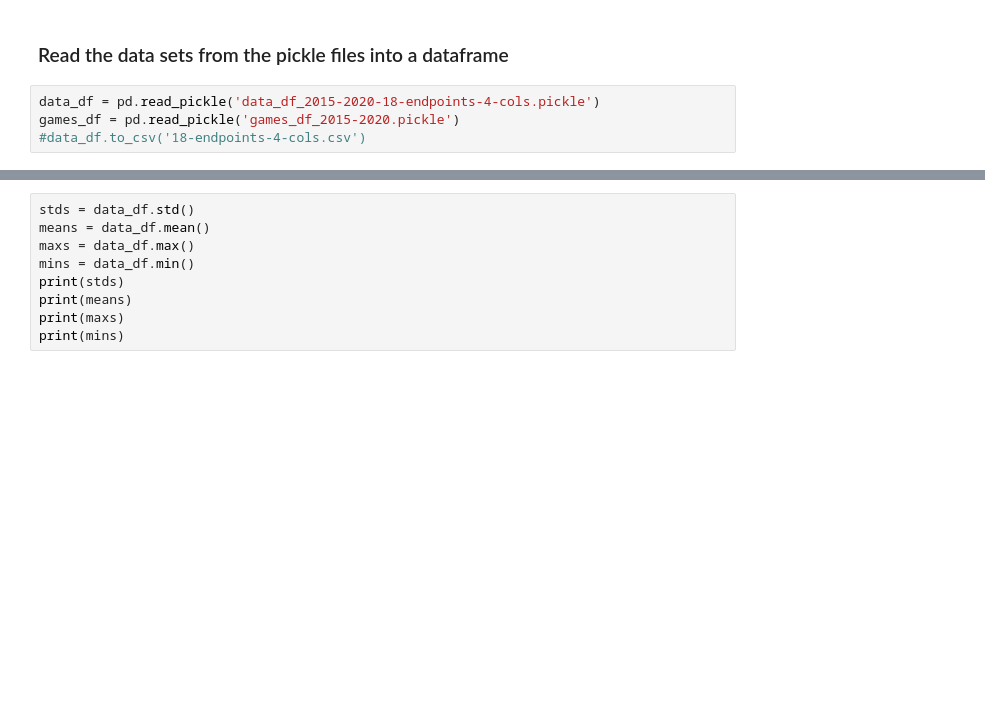
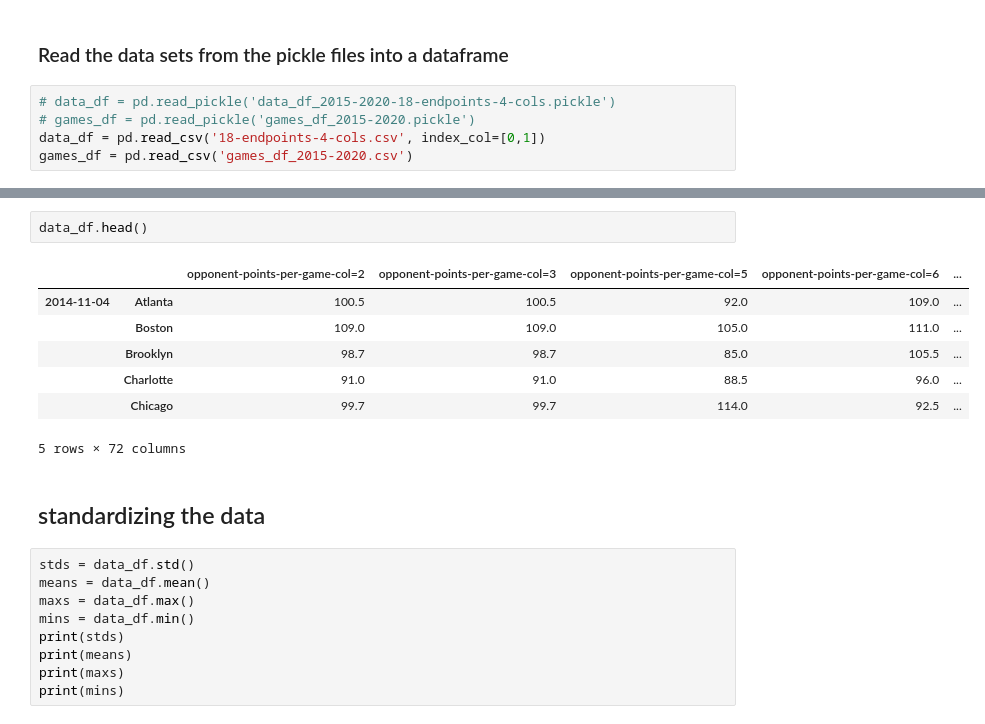
Before and after one commit to elipropp/sports-predictor, a Jupyter notebook: Models/data_scaled_model_more_data.ipynb, the cells around one changed output, grey strips where cells are left out. Saved outputs shown, nothing was run; the diff lists cells and outputs as text; blank space fills up the shorter version.

```diff
--- a/Models/data_scaled_model_more_data.ipynb
+++ b/Models/data_scaled_model_more_data.ipynb
@@ -12,6 +12,7 @@ import matplotlib.pyplot as plt
 # %% [markdown]
 <h3>Read the data sets from the pickle files into a dataframe</h3>
 # %%
-data_df = pd.read_pickle('data_df_2015-2020-18-endpoints-4-cols.pickle')
-games_df = pd.read_pickle('games_df_2015-2020.pickle')
-#data_df.to_csv('18-endpoints-4-cols.csv')
+# data_df = pd.read_pickle('data_df_2015-2020-18-endpoints-4-cols.pickle')
+# games_df = pd.read_pickle('games_df_2015-2020.pickle')
+data_df = pd.read_csv('18-endpoints-4-cols.csv', index_col=[0,1])
+games_df = pd.read_csv('games_df_2015-2020.csv')
@@ -51,3 +19,15 @@ df
+# %%
+data_df.head()
+# %% [output]
+|  |  | opponent-points-per-game-col=2 | opponent-points-per-game-col=3 | opponent-points-per-game-col=5 | opponent-points-per-game-col=6 | ... |
+| 2014-11-04 | Atlanta | 100.5 | 100.5 | 92.0 | 109.0 | ... |
+|  | Boston | 109.0 | 109.0 | 105.0 | 111.0 | ... |
+|  | Brooklyn | 98.7 | 98.7 | 85.0 | 105.5 | ... |
+|  | Charlotte | 91.0 | 91.0 | 88.5 | 96.0 | ... |
+|  | Chicago | 99.7 | 99.7 | 114.0 | 92.5 | ... |
+5 rows × 72 columns
+# %% [markdown]
+## standardizing the data
 # %%
 stds = data_df.std()
 means = data_df.mean()
```
Also changed, not shown: parts of 4 cells of this notebook, 3 other files.
